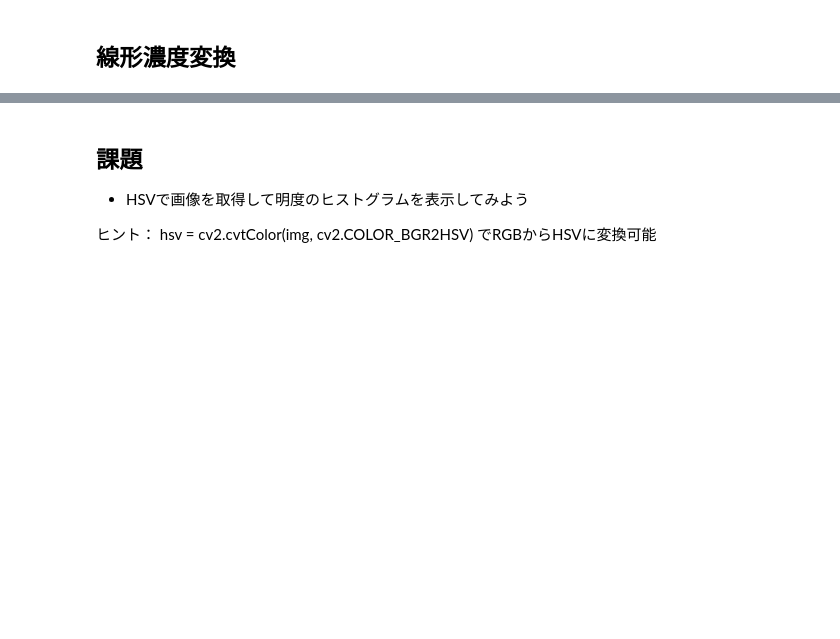
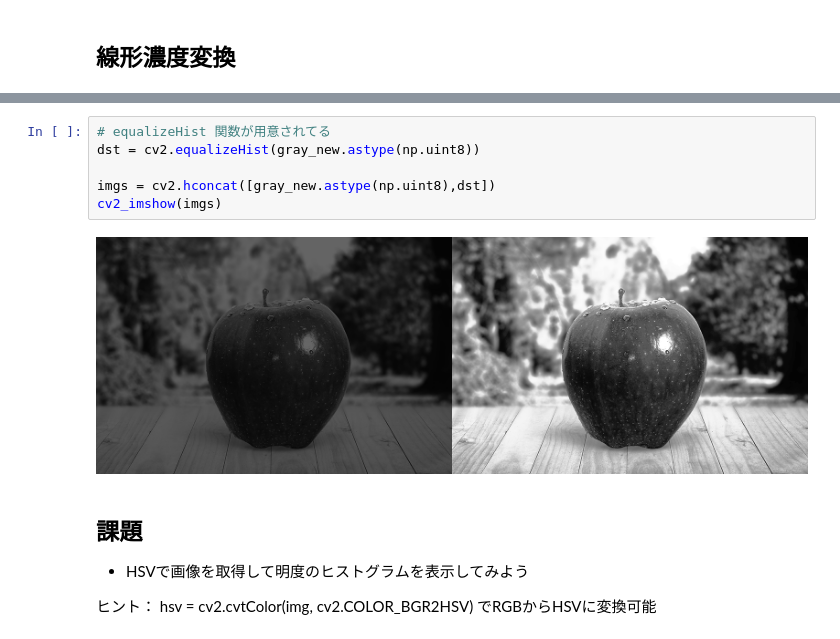
Before and after one commit to KIrie-0217/Python_practice, a Jupyter notebook: 画像処理の基礎_ヒストグラム.ipynb, the cells around one changed output, grey strips where cells are left out. Drawn from its saved outputs; the diff is of its cells as text; blank space fills up the shorter version.

```diff
--- a/画像処理の基礎_ヒストグラム.ipynb
+++ b/画像処理の基礎_ヒストグラム.ipynb
@@ -118,3 +133,11 @@ True
+# %%
+# equalizeHist 関数が用意されてる
+dst = cv2.equalizeHist(gray_new.astype(np.uint8))
+
+imgs = cv2.hconcat([gray_new.astype(np.uint8),dst])
+cv2_imshow(imgs)
+# %% [output]
+[figure, added]
 # %% [markdown]
 ## 課題
 
```
Also changed, not shown: parts of 4 cells of this notebook.
